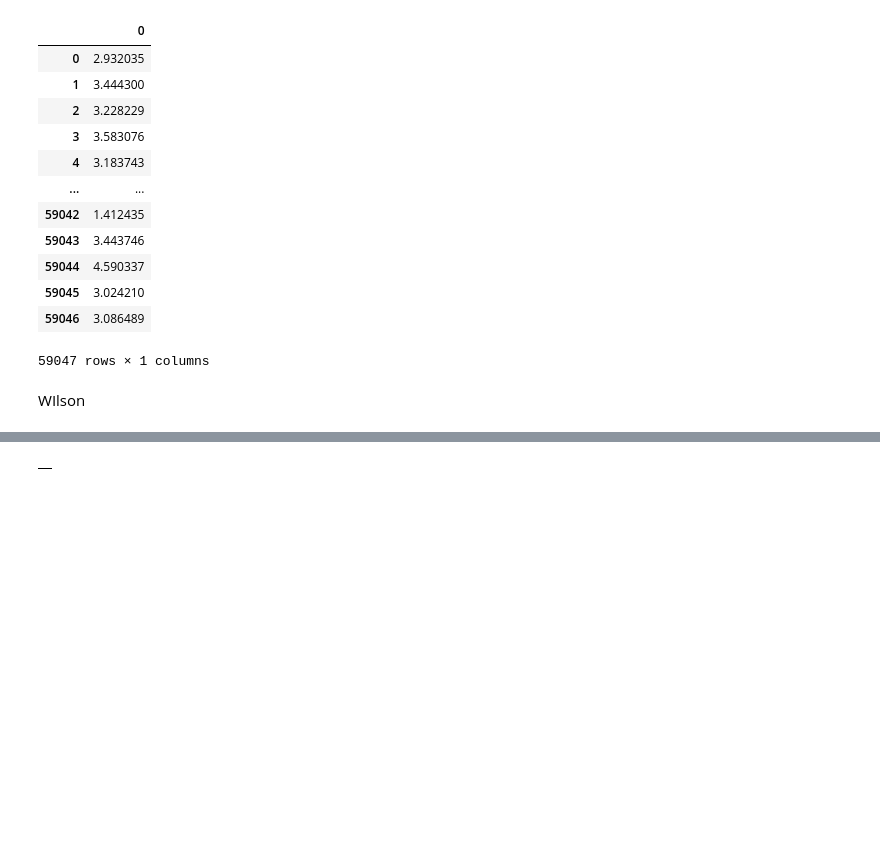
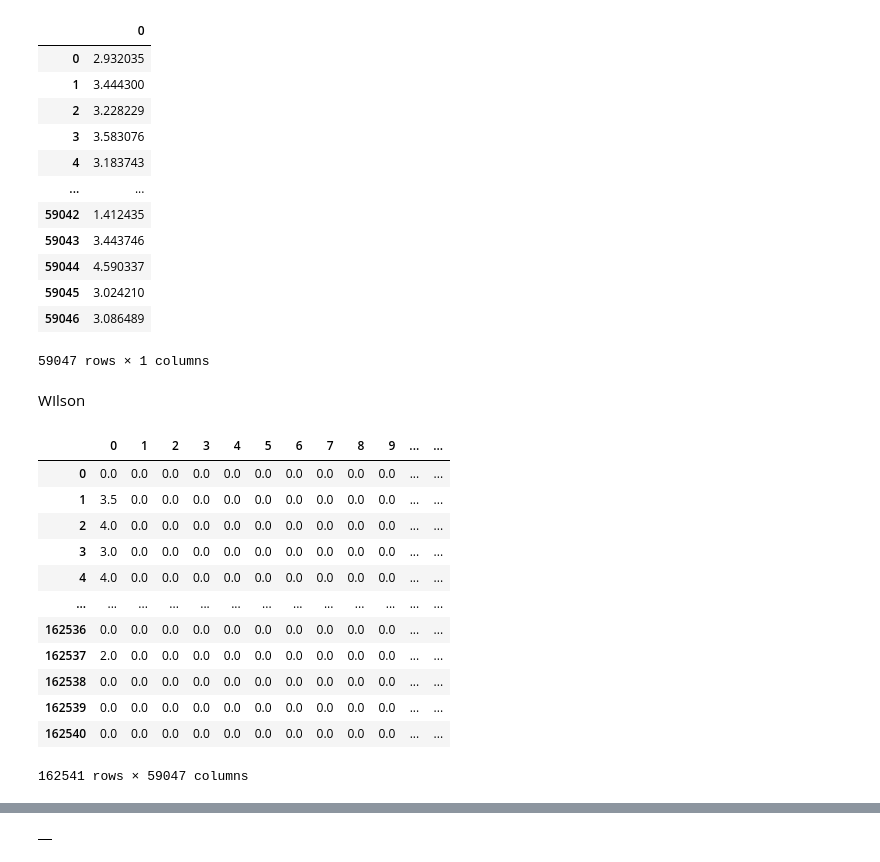
Before and after one commit to vincentlewi/import-group_name, a Jupyter notebook: backend/test.ipynb, the cells around one changed output, grey strips where cells are left out. Saved outputs shown, nothing was run; the diff lists cells and outputs as text; code cells hidden in the pictures; blank space fills up the shorter version.

```diff
--- a/backend/test.ipynb
+++ b/backend/test.ipynb
@@ -88,3 +92,52 @@ predicted_rating
 59047 rows × 1 columns
 # %% [markdown]
 WIlson
+# %%
+def create_X(df):
+    """
+    Generates a sparse matrix from ratings dataframe.
+
+    Args:
+        df: pandas dataframe
+
+    Returns:
+        X: sparse matrix
+        user_mapper: dict that maps user id's to user indices
+        user_inv_mapper: dict that maps user indices to user id's
+        movie_mapper: dict that maps movie id's to movie indices
+        movie_inv_mapper: dict that maps movie indices to movie id's
+    """
+    N = ratings['userId'].nunique()
+    M = ratings['movieId'].nunique()
+
+    user_mapper = dict(zip(np.unique(ratings["userId"]), list(range(N))))
+    movie_mapper = dict(zip(np.unique(ratings["movieId"]), list(range(M))))
+
+    user_inv_mapper = dict(zip(list(range(N)), np.unique(df["userId"])))
+    movie_inv_mapper = dict(zip(list(range(M)), np.unique(df["movieId"])))
+
+    user_index = [user_mapper[i] for i in df['userId']]
+    movie_index = [movie_mapper[i] for i in df['movieId']]
+
+    X = csr_matrix((ratings["rating"], (user_index, movie_index)), shape=(N, M))
+
+    return X, user_mapper, movie_mapper, user_inv_mapper, movie_inv_mapper
+# %%
+X, user_mapper, movie_mapper, user_inv_mapper, movie_inv_mapper = create_X(ratings)
+# %%
+user_movie_matrix = pd.DataFrame.sparse.from_spmatrix(X)
+user_movie_matrix
+# %% [output]
+|  | 0 | 1 | 2 | 3 | 4 | 5 | 6 | 7 | 8 | 9 | ... | ... |
+| 0 | 0.0 | 0.0 | 0.0 | 0.0 | 0.0 | 0.0 | 0.0 | 0.0 | 0.0 | 0.0 | ... | ... |
+| 1 | 3.5 | 0.0 | 0.0 | 0.0 | 0.0 | 0.0 | 0.0 | 0.0 | 0.0 | 0.0 | ... | ... |
+| 2 | 4.0 | 0.0 | 0.0 | 0.0 | 0.0 | 0.0 | 0.0 | 0.0 | 0.0 | 0.0 | ... | ... |
+| 3 | 3.0 | 0.0 | 0.0 | 0.0 | 0.0 | 0.0 | 0.0 | 0.0 | 0.0 | 0.0 | ... | ... |
+| 4 | 4.0 | 0.0 | 0.0 | 0.0 | 0.0 | 0.0 | 0.0 | 0.0 | 0.0 | 0.0 | ... | ... |
+| ... | ... | ... | ... | ... | ... | ... | ... | ... | ... | ... | ... | ... |
+| 162536 | 0.0 | 0.0 | 0.0 | 0.0 | 0.0 | 0.0 | 0.0 | 0.0 | 0.0 | 0.0 | ... | ... |
+| 162537 | 2.0 | 0.0 | 0.0 | 0.0 | 0.0 | 0.0 | 0.0 | 0.0 | 0.0 | 0.0 | ... | ... |
+| 162538 | 0.0 | 0.0 | 0.0 | 0.0 | 0.0 | 0.0 | 0.0 | 0.0 | 0.0 | 0.0 | ... | ... |
+| 162539 | 0.0 | 0.0 | 0.0 | 0.0 | 0.0 | 0.0 | 0.0 | 0.0 | 0.0 | 0.0 | ... | ... |
+| 162540 | 0.0 | 0.0 | 0.0 | 0.0 | 0.0 | 0.0 | 0.0 | 0.0 | 0.0 | 0.0 | ... | ... |
+162541 rows × 59047 columns
```
Also changed, not shown: parts of 19 cells of this notebook.
